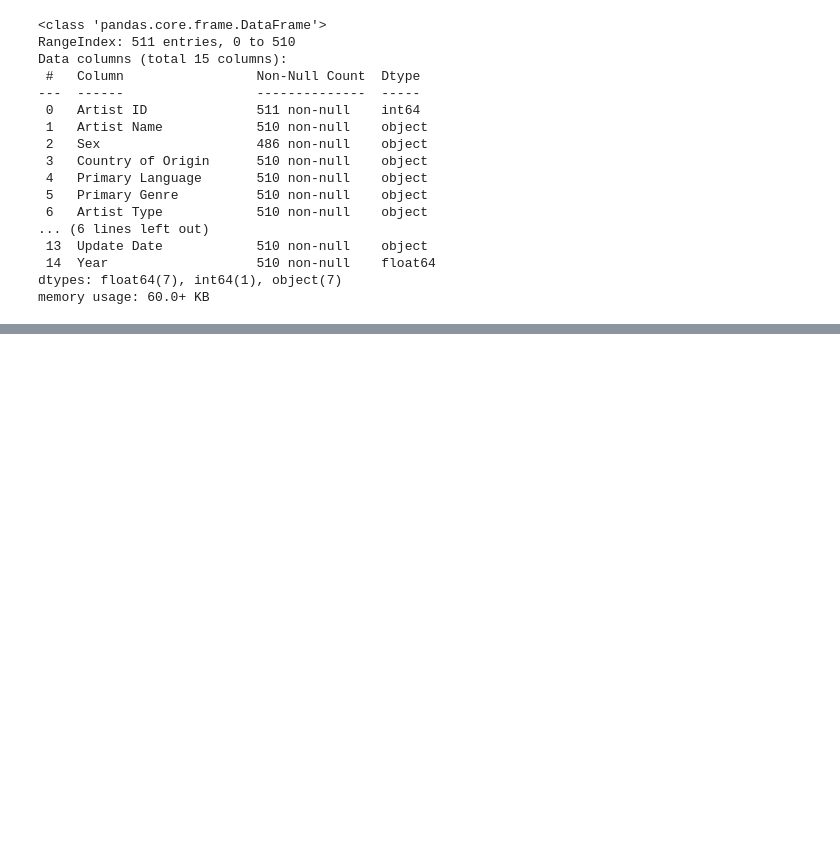
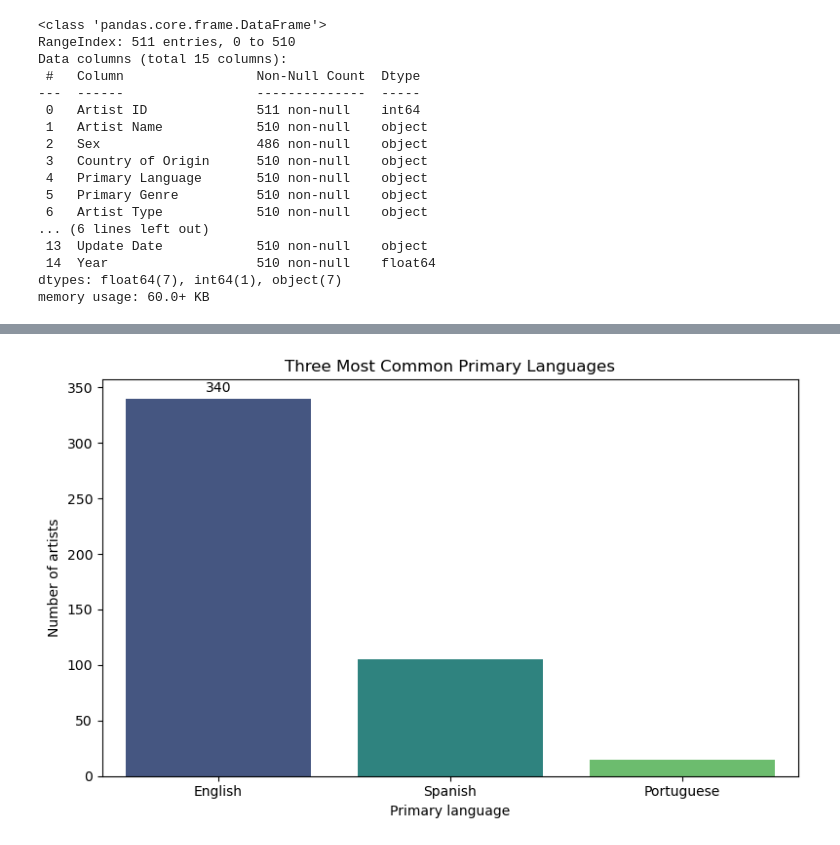
Before and after one commit to raslmm/pds-music-analysis, a Jupyter notebook: notebooks/Group07_PDS_2627.ipynb, the cells around one changed output, grey strips where cells are left out. Drawn from its saved outputs; the diff is of its cells as text; code cells hidden in the pictures; blank space fills up the shorter version.

Commit message:
Add data cleaning audit and streaming analysis

```diff
--- a/notebooks/Group07_PDS_2627.ipynb
+++ b/notebooks/Group07_PDS_2627.ipynb
@@ -157,0 +239,20 @@ Total Exact Duplicate Rows: 10
+# %%
+unique_artist_count = df_clean["Artist ID"].nunique()
+genre_counts = df_clean["Primary Genre"].value_counts(dropna=True)
+country_counts = df_clean["Country of Origin"].value_counts(dropna=True)
+language_counts = df_clean["Primary Language"].value_counts(dropna=True)
+pop_artist_count = sum(
+    isinstance(value, str) and value.casefold() == "pop"
+    for value in df_clean["Primary Genre"]
+)
+
+required_counts = pd.DataFrame([
+    {"Question": "Unique artists", "Answer": unique_artist_count},
+    {"Question": "Pop artists", "Answer": pop_artist_count},
+    {"Question": "Most common primary genre", "Answer": f"{genre_counts.index[0]} ({genre_counts.iloc[0]} artists)"},
+    {"Question": "Most common country of origin", "Answer": f"{country_counts.index[0]} ({country_counts.iloc[0]} artists)"},
+])
+display(required_counts)
+
+print("Top three primary languages:")
+display(language_counts.head(3).rename_axis("Primary Language").reset_index(name="Artist Count"))
@@ -157,0 +270,24 @@ Total Exact Duplicate Rows: 10
+# %%
+top_language_counts = (
+    language_counts.head(3)
+    .rename_axis("Primary Language")
+    .reset_index(name="Artist Count")
+)
+
+plt.figure(figsize=(8, 5))
+ax = sns.barplot(
+    data=top_language_counts,
+    x="Primary Language",
+    y="Artist Count",
+    hue="Primary Language",
+    palette="viridis",
+    legend=False,
+)
+ax.bar_label(ax.containers[0], padding=3)
+ax.set_title("Three Most Common Primary Languages")
+ax.set_xlabel("Primary language")
+ax.set_ylabel("Number of artists")
+plt.tight_layout()
+plt.show()
+# %% [output]
+[figure, added]
```
Also changed, not shown: parts of 25 cells of this notebook.
